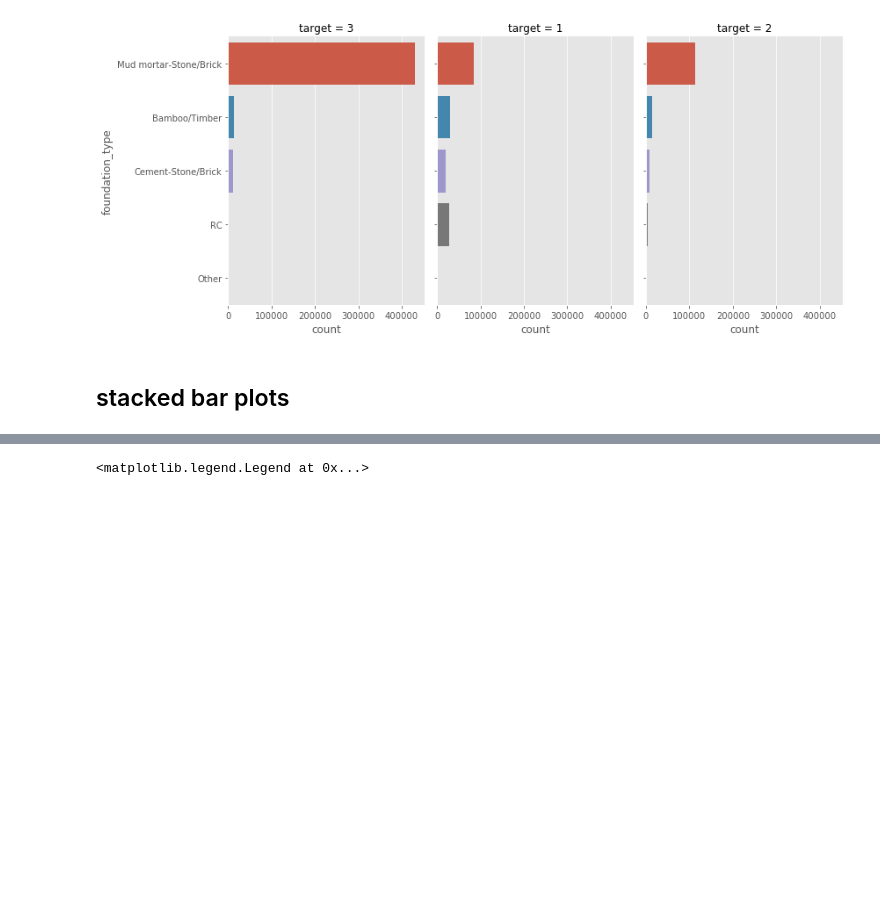
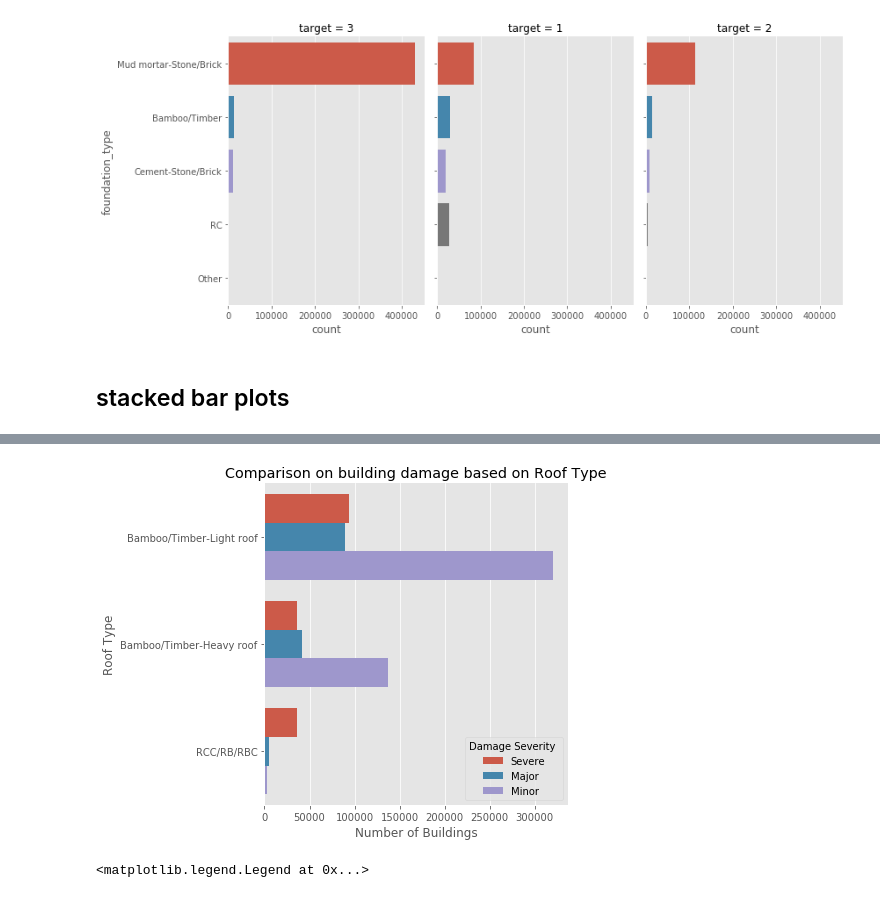
Before and after one commit to Yeshi341/structural_damage_from_earthquake, a Jupyter notebook: pre_model/eda_visualizations.ipynb, the cells around one changed output, grey strips where cells are left out. Drawn from its saved outputs; the diff is of its cells as text; code cells hidden in the pictures; blank space fills up the shorter version.

```diff
--- a/eda_visualizations.ipynb
+++ b/pre_model/eda_visualizations.ipynb
@@ -164,3 +184,20 @@ g.axes[0,2].set_title('Severe Damages');
+# %%
+sns.catplot(y="roof_type", hue="target",
+                data=building_df, kind="count",
+            height=5, aspect=1.35,legend=False,
+               order=building_df['roof_type'].value_counts().index)
+
+# Set axes labels and title
+plt.xlabel('Number of Buildings')
+plt.ylabel("Roof Type")
+plt.title('Comparison on building damage based on Roof Type')
+
+# Set figure legend and savefig
+plt.legend(title='Damage Severity ', loc='lower right',
+           labels=['Severe', 'Major', 'Minor'])
+plt.savefig('../images/Building damage on Roof type');
+# %% [output]
+[figure, added]
 # %%
 g = sns.catplot(y="ward_id", hue="target",
                 hue_order=building_df['target'].value_counts().index,
```
Also changed, not shown: parts of 6 cells of this notebook, 21 other files.
